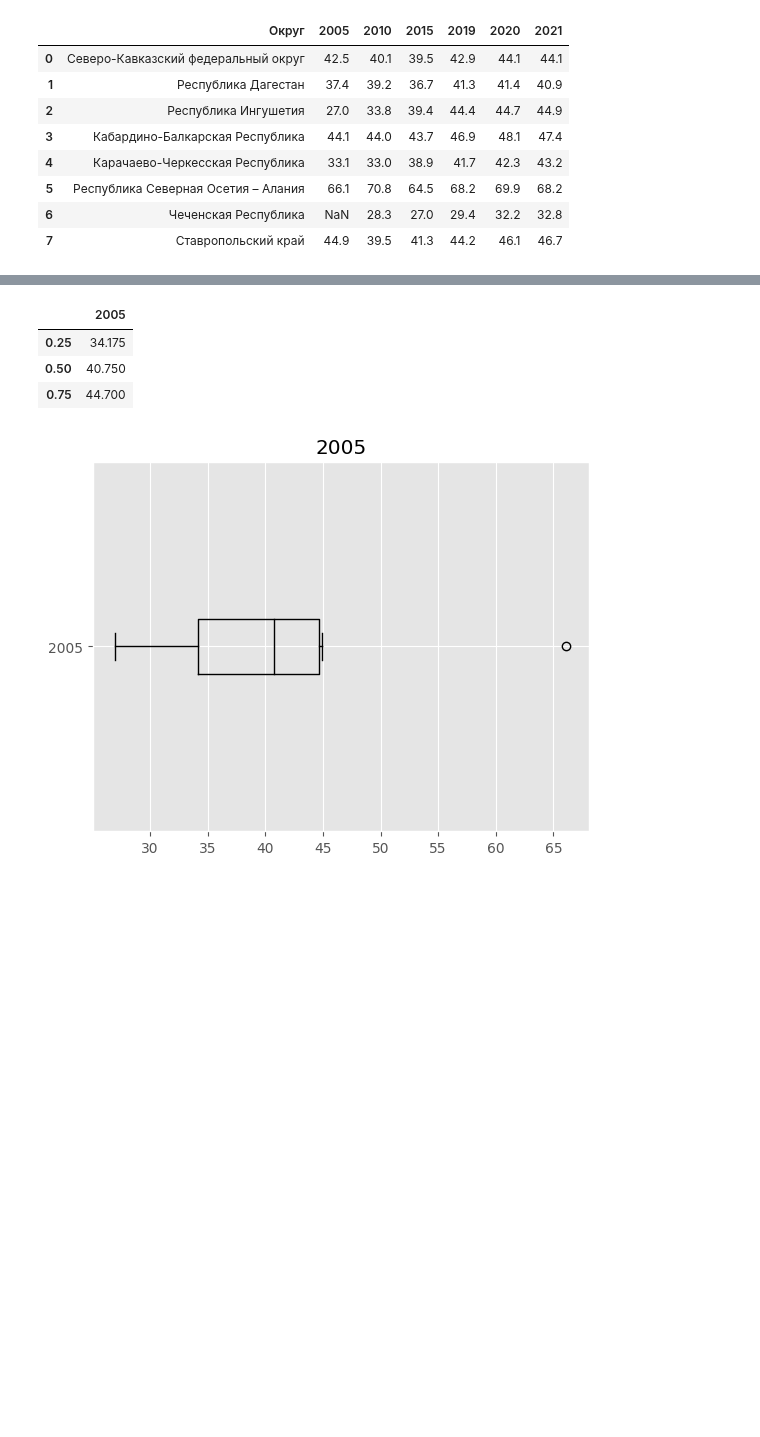
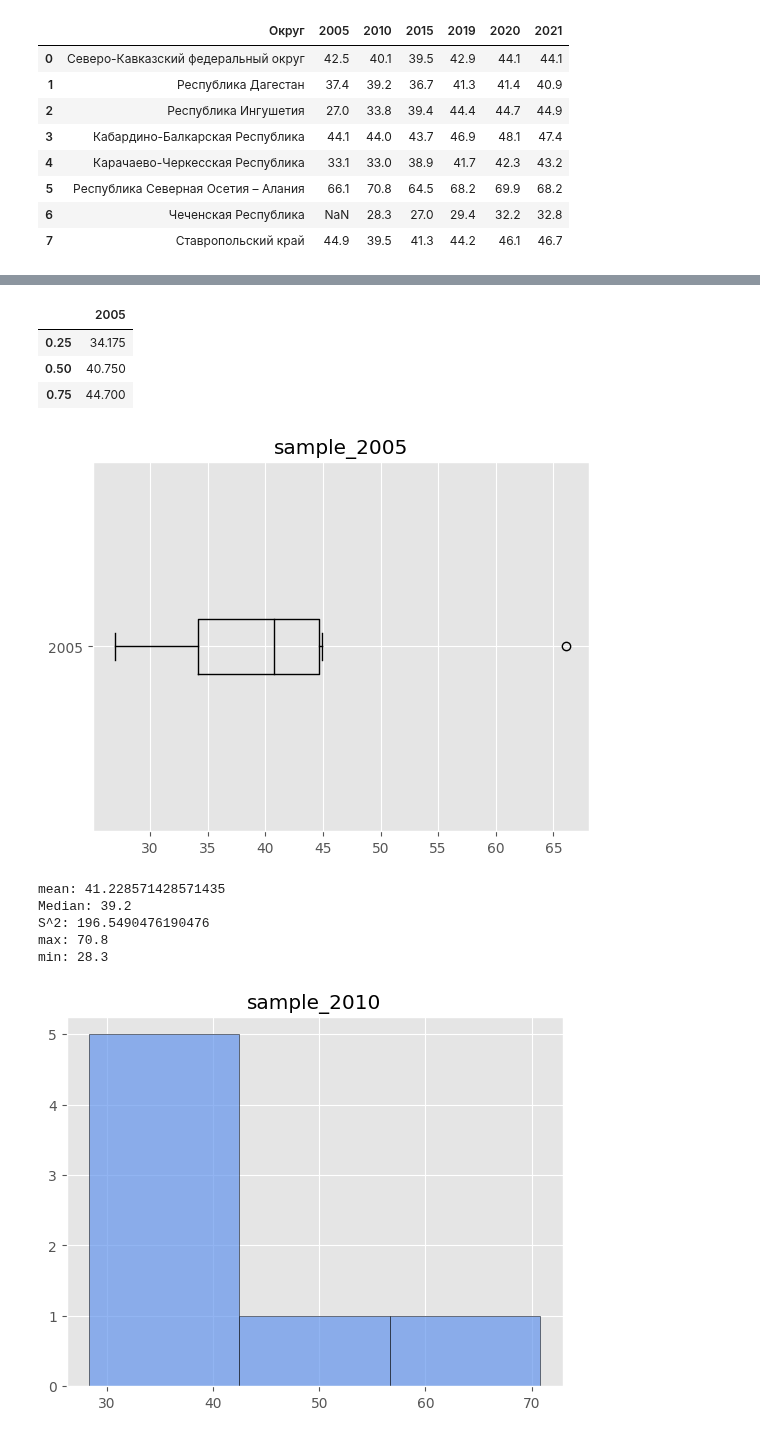
Before and after one commit to c0de1sl1fe/Probability, a Jupyter notebook: lab_3/lab_3.ipynb, the cells around one changed output, grey strips where cells are left out. Saved outputs shown, nothing was run; the diff lists cells and outputs as text; code cells hidden in the pictures; blank space fills up the shorter version.

```diff
--- a/lab_3/lab_3.ipynb
+++ b/lab_3/lab_3.ipynb
@@ -59,11 +59,27 @@ min: 27.0
 # %%
-data = pd.DataFrame(data_2005)
+data = pd.DataFrame(sample_2005)
 data.boxplot(color = "black", vert=False)
-plt.title("2005")
+plt.title("sample_2005")
 data.quantile([0.25, 0.5, 0.75])
 # %% [output]
 |  | 2005 |
 | 0.25 | 34.175 |
 | 0.50 | 40.750 |
 | 0.75 | 44.700 |
-[figure, old version]
+[figure, new version]
+# %%
+sample_2010 = sample.iloc[1:, 2]
+sample_2010 = sample_2010[~np.isnan (sample_2010)]
+plt.hist(sample_2010, bins=3, edgecolor='black', color="cornflowerblue", alpha=0.7)
+plt.title("sample_2010")
+print(f"mean: {np.mean(sample_2010)}")
+print(f'Median: {np.median(sample_2010)}')
+print(f"S^2: {statistics.variance(sample_2010)}")
+print(f"max: {np.max(sample_2010)} \nmin: {np.min(sample_2010)}")
+# %% [output]
+mean: 41.228571428571435
+Median: 39.2
+S^2: 196.5490476190476
+max: 70.8
+min: 28.3
+[figure, added]
```
Also changed, not shown: parts of 23 cells of this notebook, 1 other file.
